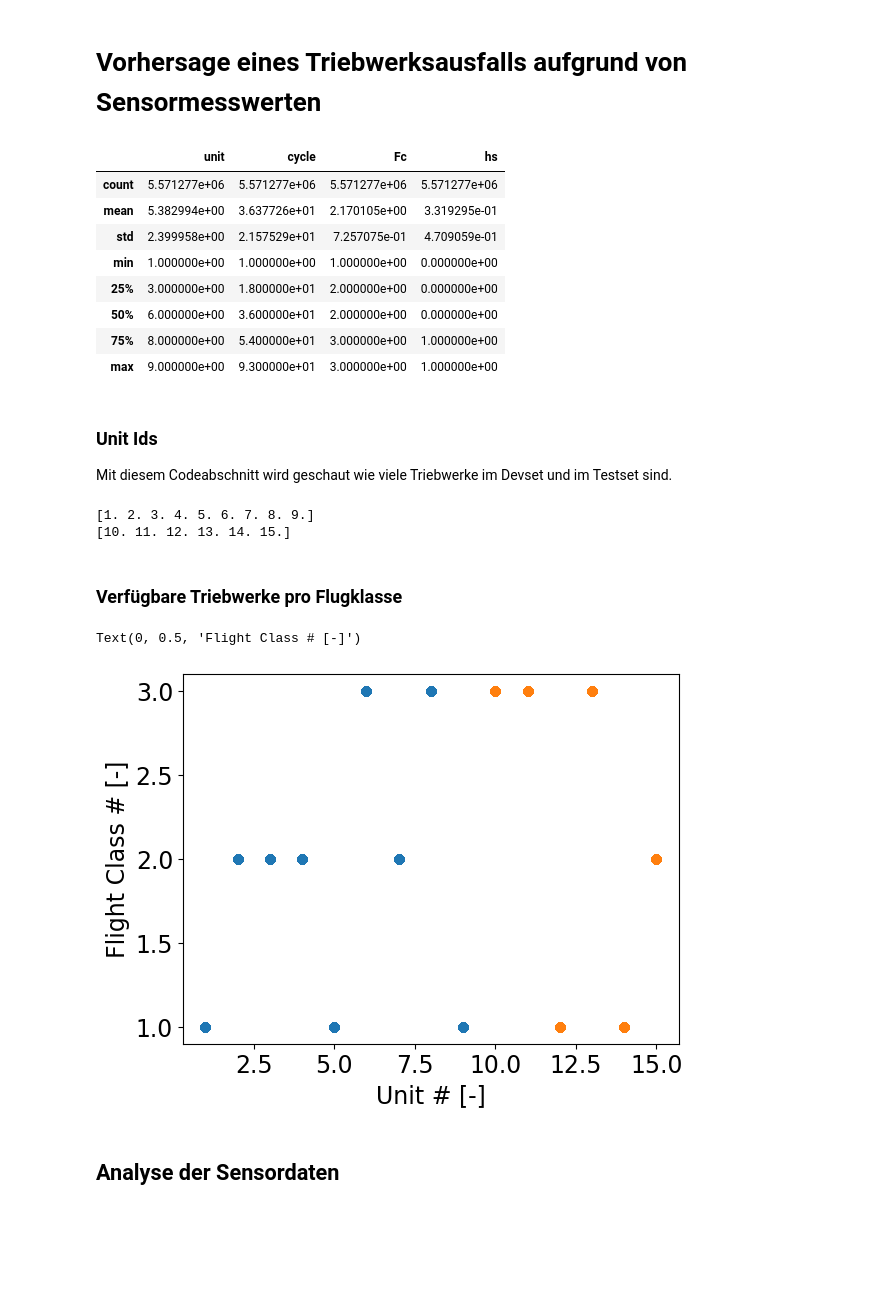
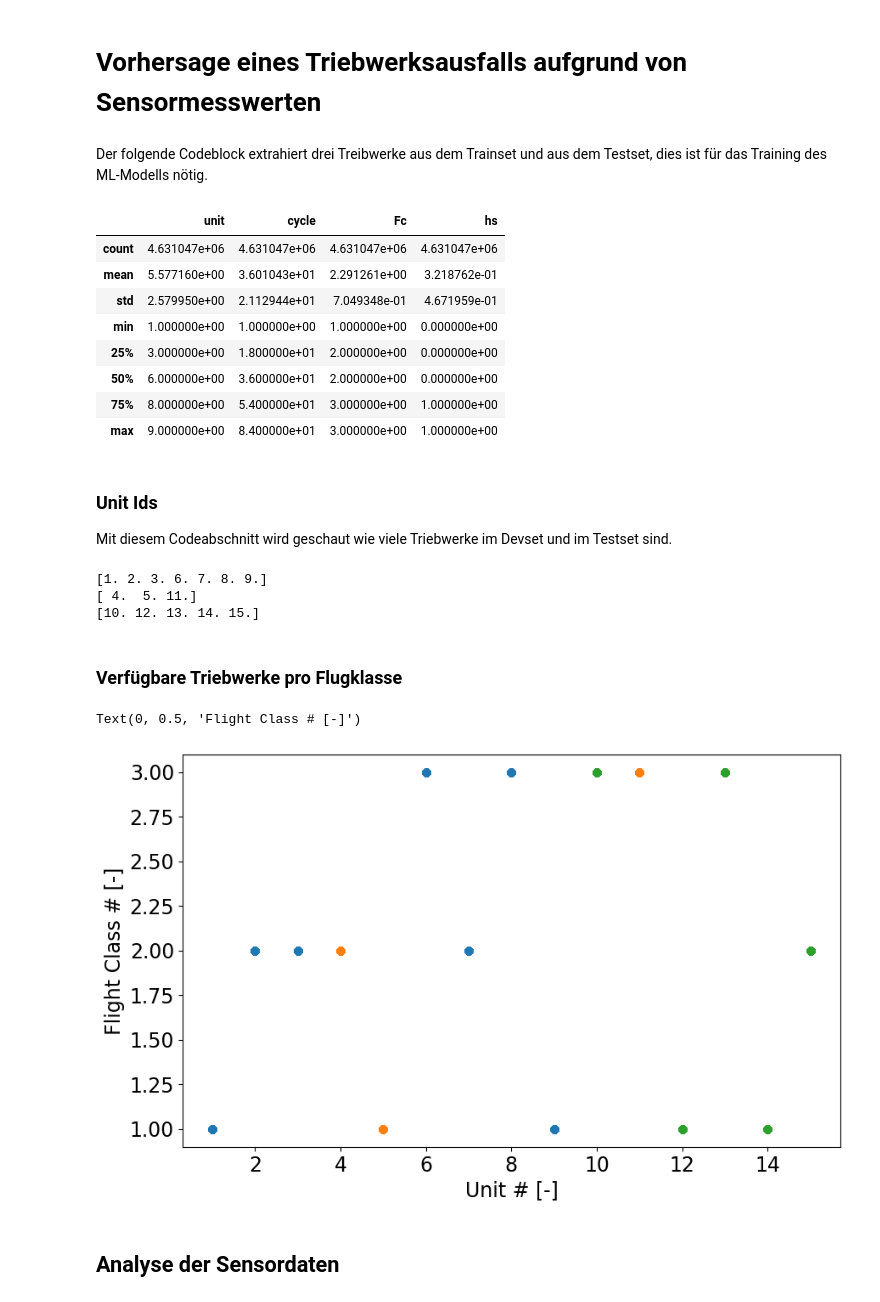
Before and after one commit to leon-kj/MAR-PdM-RUL-Turbofan, a Jupyter notebook: notebooks/MAR_XGBoost.ipynb, the cells around one changed output. Cells and saved outputs as stored; diff of their text form; code cells hidden in the pictures; blank space fills up the shorter version.

Commit message:
Make Train Dev Test split for the newest xgb notebook

```diff
--- a/notebooks/MAR_XGBoost.ipynb
+++ b/notebooks/MAR_XGBoost.ipynb
@@ -12,10 +12,10 @@ filename = '../data/N-CMAPSS_DS03-012.h5'
 # Load data
 with h5py.File(filename, 'r') as hdf:
         # Development set
-        W_dev = np.array(hdf.get('W_dev'))             # W
-        X_s_dev = np.array(hdf.get('X_s_dev'))         # Sensors
-        Y_dev = np.array(hdf.get('Y_dev'))             # RUL
-        A_dev = np.array(hdf.get('A_dev'))             # Auxiliary
+        W_train = np.array(hdf.get('W_dev'))             # W
+        X_s_train = np.array(hdf.get('X_s_dev'))         # Sensors
+        Y_train = np.array(hdf.get('Y_dev'))             # RUL
+        A_train = np.array(hdf.get('A_dev'))             # Auxiliary
 
         # Test set
         W_test = np.array(hdf.get('W_test'))           # W
@@ -32,49 +32,79 @@ with h5py.File(filename, 'r') as hdf:
         W_var = list(np.array(W_var, dtype='U20'))
         X_s_var = list(np.array(X_s_var, dtype='U20'))
         A_var = list(np.array(A_var, dtype='U20'))
+# %% [markdown]
+Der folgende Codeblock extrahiert drei Treibwerke aus dem Trainset und aus dem Testset, dies ist für das Training des ML-Modells nötig.
+# %%
+# Masks
+mask_dev_units = np.isin(A_train[:,0].astype(int), [4, 5])
+mask_test_units = np.isin(A_test[:,0].astype(int), [11])
+
+# Extract chosen units
+X_s_dev = np.concatenate([X_s_train[mask_dev_units], X_s_test[mask_test_units]], axis=0)
+W_dev = np.concatenate([W_train[mask_dev_units], W_test[mask_test_units]], axis=0)
+Y_dev = np.concatenate([Y_train[mask_dev_units], Y_test[mask_test_units]], axis=0).ravel()
+A_dev = np.concatenate([A_train[mask_dev_units], A_test[mask_test_units]], axis=0)
+
+# Remove chosen units from train and test sets
+X_s_train = X_s_train[~mask_dev_units]
+W_train = W_train[~mask_dev_units]
+Y_train = Y_train[~mask_dev_units]
+A_train = A_train[~mask_dev_units]
+
+X_s_test = X_s_test[~mask_test_units]
+W_test = W_test[~mask_test_units]
+Y_test = Y_test[~mask_test_units]
+A_test = A_test[~mask_test_units]
 # %%
-df_A = DataFrame(data=A_dev, columns=A_var)
+df_A = DataFrame(data=A_train, columns=A_var)
+df_A_dev = DataFrame(data=A_dev, columns=A_var)
 df_A_test = DataFrame(data=A_test, columns=A_var)
 df_A.describe()
 # %% [output]
 |  | unit | cycle | Fc | hs |
-| count | 5.571277e+06 | 5.571277e+06 | 5.571277e+06 | 5.571277e+06 |
-| mean | 5.382994e+00 | 3.637726e+01 | 2.170105e+00 | 3.319295e-01 |
-| std | 2.399958e+00 | 2.157529e+01 | 7.257075e-01 | 4.709059e-01 |
+| count | 4.631047e+06 | 4.631047e+06 | 4.631047e+06 | 4.631047e+06 |
+| mean | 5.577160e+00 | 3.601043e+01 | 2.291261e+00 | 3.218762e-01 |
+| std | 2.579950e+00 | 2.112944e+01 | 7.049348e-01 | 4.671959e-01 |
 | min | 1.000000e+00 | 1.000000e+00 | 1.000000e+00 | 0.000000e+00 |
 | 25% | 3.000000e+00 | 1.800000e+01 | 2.000000e+00 | 0.000000e+00 |
 | 50% | 6.000000e+00 | 3.600000e+01 | 2.000000e+00 | 0.000000e+00 |
 | 75% | 8.000000e+00 | 5.400000e+01 | 3.000000e+00 | 1.000000e+00 |
-| max | 9.000000e+00 | 9.300000e+01 | 3.000000e+00 | 1.000000e+00 |
+| max | 9.000000e+00 | 8.400000e+01 | 3.000000e+00 | 1.000000e+00 |
 # %% [markdown]
 ### Unit Ids
 Mit diesem Codeabschnitt wird geschaut wie viele Triebwerke im Devset und im Testset sind.
 # %%
 print(np.unique(df_A["unit"]))
+print(np.unique(df_A_dev["unit"]))
 print(np.unique(df_A_test["unit"]))
 # %% [output]
-[1. 2. 3. 4. 5. 6. 7. 8. 9.]
-[10. 11. 12. 13. 14. 15.]
+[1. 2. 3. 6. 7. 8. 9.]
+[ 4.  5. 11.]
+[10. 12. 13. 14. 15.]
 # %% [markdown]
 ### Verfügbare Triebwerke pro Flugklasse
 # %%
 labelsize = 17
-# devset
+plt.figure(figsize=(10,6))
+# trainset
 plt.plot(df_A.unit, df_A.Fc, 'o')
 plt.tick_params(axis='x', labelsize=labelsize )
 plt.tick_params(axis='y', labelsize=labelsize )
 plt.xlabel('Unit # [-]', fontsize=labelsize)
 plt.ylabel('Flight Class # [-]', fontsize=labelsize )
 
+# devset
+plt.plot(df_A_dev.unit, df_A_dev.Fc, 'o')
+plt.tick_params(axis='x', labelsize=labelsize )
+plt.tick_params(axis='y', labelsize=labelsize )
+
 # testset
 plt.plot(df_A_test.unit, df_A_test.Fc, 'o')
 plt.tick_params(axis='x', labelsize=labelsize )
 plt.tick_params(axis='y', labelsize=labelsize )
-plt.xlabel('Unit # [-]', fontsize=labelsize)
-plt.ylabel('Flight Class # [-]', fontsize=labelsize )
 # %% [output]
 Text(0, 0.5, 'Flight Class # [-]')
-[figure, old version]
+[figure, new version]
 # %% [markdown]
 ## Analyse der Sensordaten
 # %%
```
Also changed, not shown: parts of 8 cells of this notebook, 4 other files.
